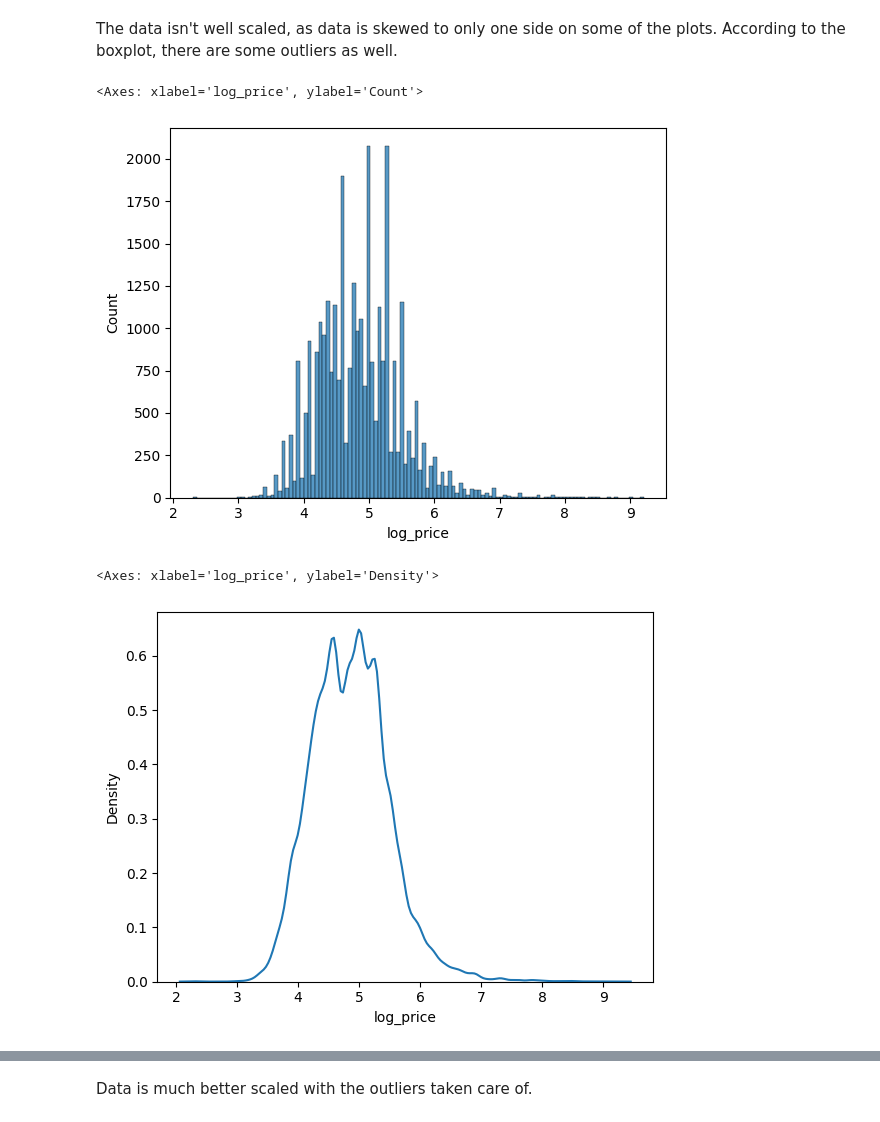
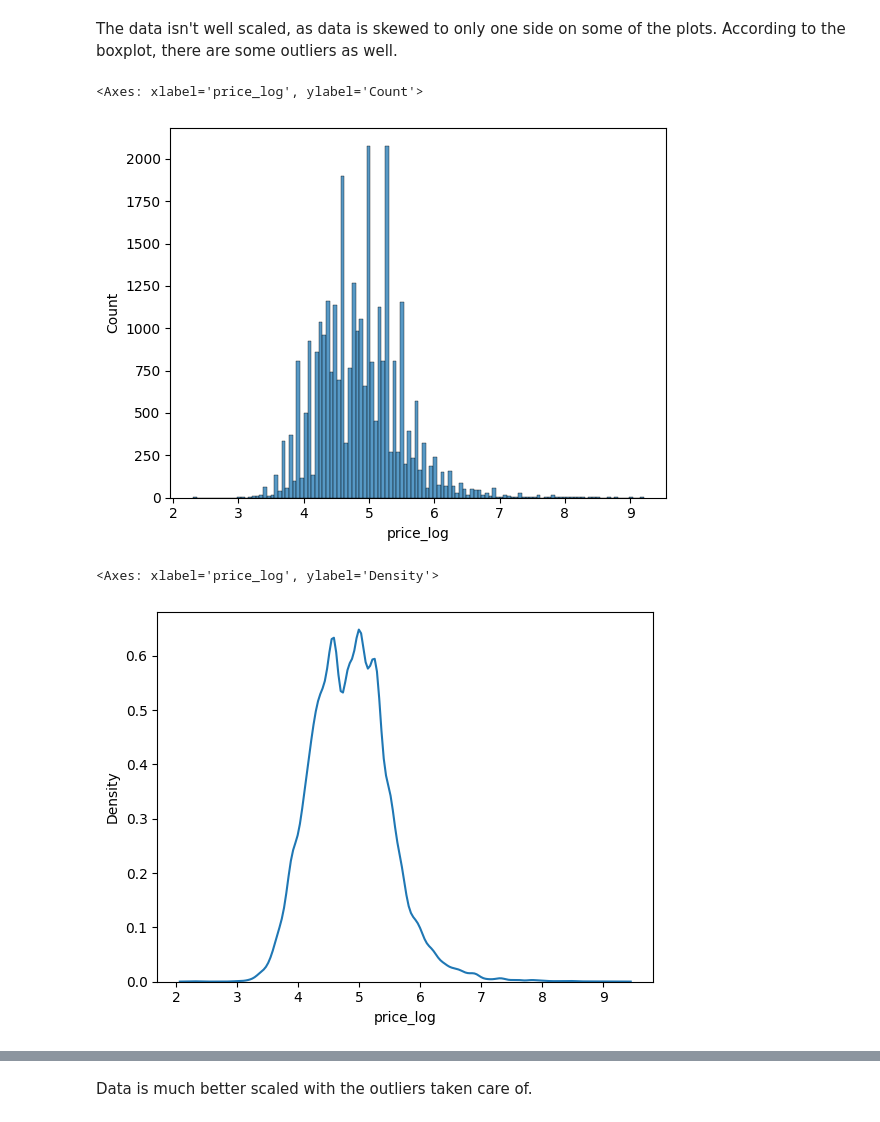
Before and after one commit to fourchain40/visualization, a Jupyter notebook: assignment/assignment.ipynb, the cells around one changed output, grey strips where cells are left out. Saved outputs shown, nothing was run; the diff lists cells and outputs as text; code cells hidden in the pictures.

```diff
--- a/assignment/assignment.ipynb
+++ b/assignment/assignment.ipynb
@@ -111,14 +111,14 @@ Name: Price, dtype: float64
 The data isn't well scaled, as data is skewed to only one side on some of the plots. According to the boxplot, there are some outliers as well.
 # %%
 import numpy as np
-df['log_price'] = np.log(df['Price'])
-sns.histplot(data=df,x='log_price')
+df['price_log'] = np.log(df['Price'])
+sns.histplot(data=df,x='price_log')
 # %% [output]
-<Axes: xlabel='log_price', ylabel='Count'>
+<Axes: xlabel='price_log', ylabel='Count'>
-[figure, old version]
+[figure, new version]
 # %%
-sns.kdeplot(data=df,x='log_price')
+sns.kdeplot(data=df,x='price_log')
 # %% [output]
-<Axes: xlabel='log_price', ylabel='Density'>
+<Axes: xlabel='price_log', ylabel='Density'>
-[figure, old version]
+[figure, new version]
 # %%
```
Also changed, not shown: parts of 8 cells of this notebook.
